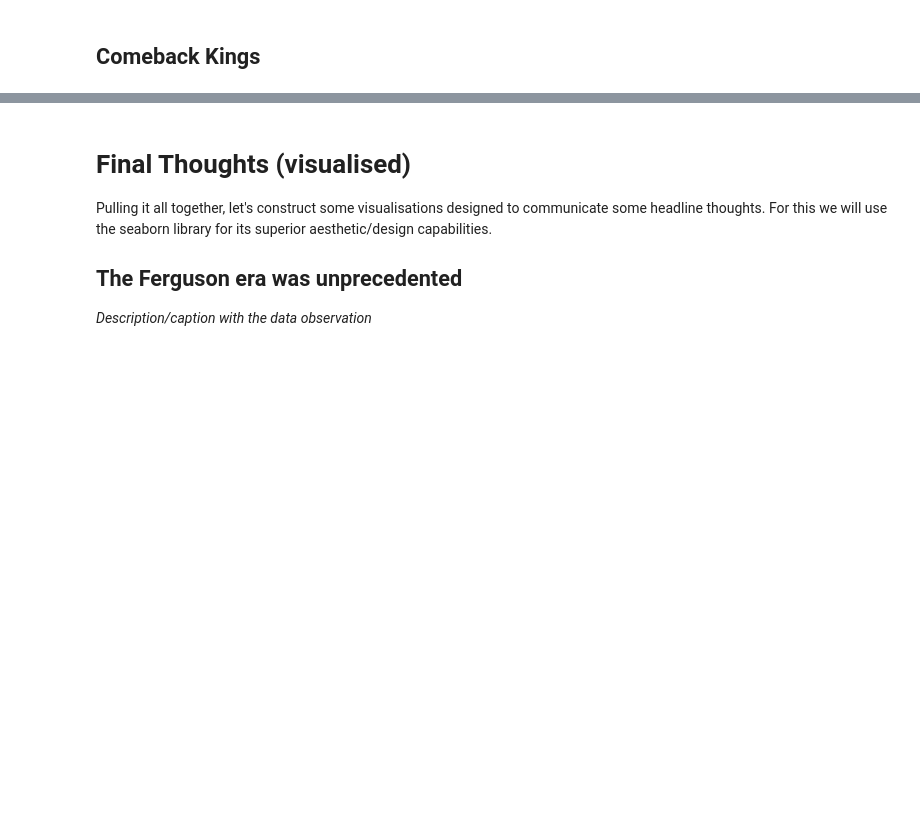
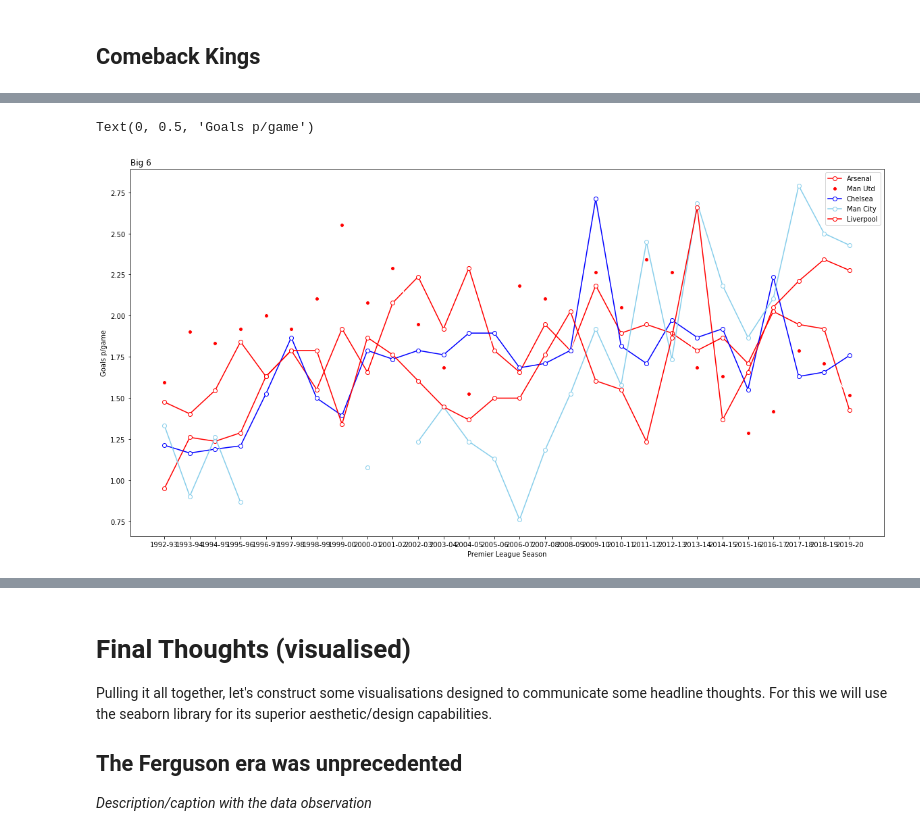
Before and after one commit to bw20/Data_insights, a Jupyter notebook: Football_analysis.ipynb, the cells around one changed output, grey strips where cells are left out. Cells and saved outputs as stored; diff of their text form; code cells hidden in the pictures; blank space fills up the shorter version.

```diff
--- a/Football_analysis.ipynb
+++ b/Football_analysis.ipynb
@@ -565,0 +597,18 @@ saf_era.groupby(['Season'], as_index = False).agg({'Team goals': 'mean'}).plot.l
+# %%
+df = FootballData('1992-93', '2019-20').get_team_stats('Manchester United', 'Arsenal', 'Chelsea', 'Liverpool', 'Manchester City', 'Tottenham')
+chart = df.groupby(['Season', 'Team'], as_index = False).agg({'Team goals': 'mean', 'Points': 'sum', 'Goal difference': 'sum'})
+chart = chart.pivot_table(index = chart.Season, columns = ['Team'], values = ['Team goals'])
+
+plt.figure(figsize=(20,10))
+plt.plot(chart.index, chart['Team goals']['Arsenal'], label = "Arsenal", color = 'red', marker = 'o', markerfacecolor = 'white')
+plt.plot(chart.index, chart['Team goals']['Manchester United'], label = "Man Utd", color = 'white', marker = 'o', markerfacecolor = 'red')
+plt.plot(chart.index, chart['Team goals']['Chelsea'], label = "Chelsea", color = 'blue', marker = 'o', markerfacecolor = 'white')
+plt.plot(chart.index, chart['Team goals']['Manchester City'], label = "Man City", color = 'skyblue', marker = 'o', markerfacecolor = 'white')
+plt.plot(chart.index, chart['Team goals']['Liverpool'], label = "Liverpool", color = 'red', marker = 'o', markerfacecolor = 'white')
+plt.legend()
+plt.title('Big 6', loc = 'left')
+plt.xlabel('Premier League Season')
+plt.ylabel('Goals p/game')
+# %% [output]
+Text(0, 0.5, 'Goals p/game')
+[figure, added]
```
Also changed, not shown: parts of 6 cells of this notebook.
